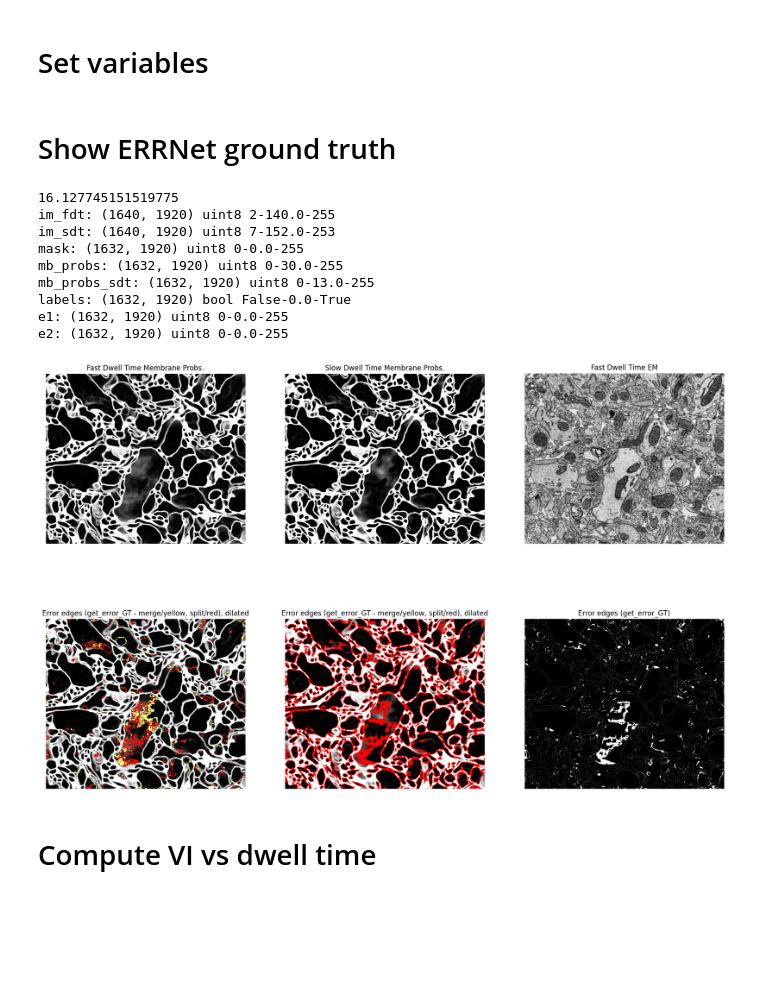
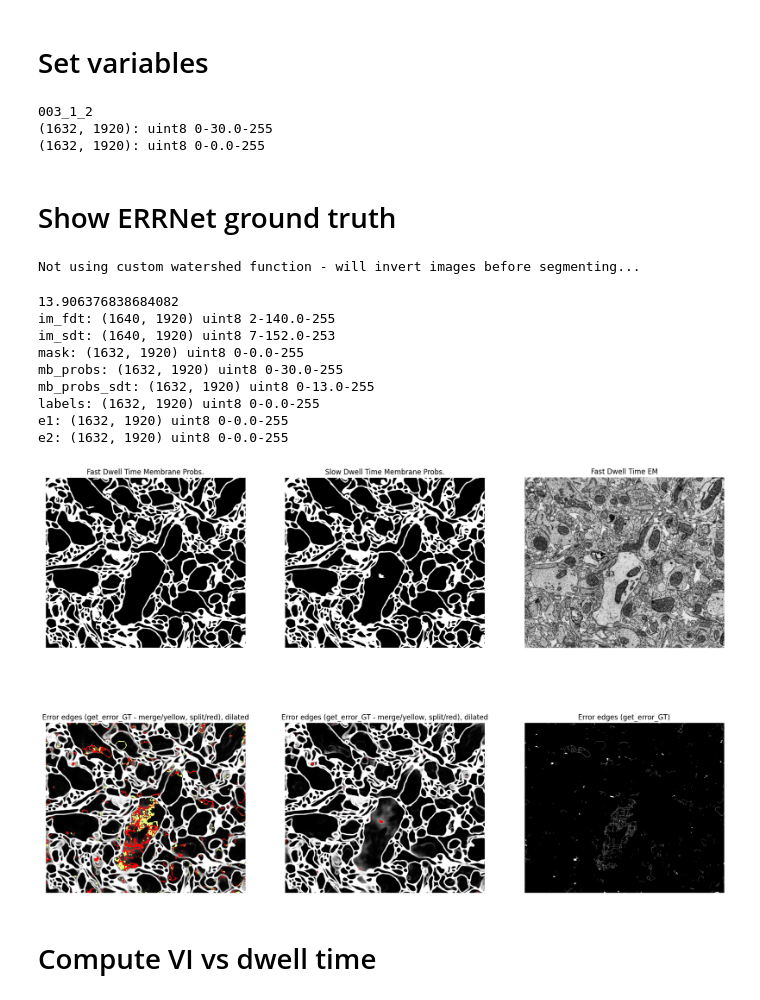
Before and after one commit to cfpark00/SmartEM, a Jupyter notebook: smartem/segmentation/errnet_example.ipynb, the cells around one changed output. Saved outputs shown, nothing was run; the diff lists cells and outputs as text; code cells hidden in the pictures; blank space fills up the shorter version.

```diff
--- a/smartem/segmentation/errnet_example.ipynb
+++ b/smartem/segmentation/errnet_example.ipynb
@@ -21,16 +21,31 @@ import time
 mask_data_path = "/storage2/projects/smartEM/em-vis/smartem-data-test.hdf5"
 err_data_path = "/storage2/projects/smartEM/em-vis/smartem-data-test-errors.hdf5"
 base_dwt = 50
-device = torch.device("cuda:2")
+device = torch.device("cuda:3")
 
 model = UNet_offline.UNet(1,2)
 em2mb_path = '/home/tommy-local/projects/smartem/SmartEM/pretrained_models/em2mb_best.pth'
 errnet_path = '/home/tommy-local/projects/smartem/SmartEM/pretrained_models_errnet/unet_50_2.81e-02.pth'
+# %%
+with h5py.File(err_data_path, 'r') as f:
+    key = list(f.keys())[0]
+    print(key)
+    im = f[key]['50/im'][()]
+    mask = f[key]['50/mask'][()]
+
+    print(f"{im.shape}: {im.dtype} {np.amin(im)}-{np.median(im)}-{np.amax(im)}")
+    print(f"{mask.shape}: {mask.dtype} {np.amin(mask)}-{np.median(mask)}-{np.amax(mask)}")
+# %% [output]
+003_1_2
+(1632, 1920): uint8 0-30.0-255
+(1632, 1920): uint8 0-0.0-255
 # %% [markdown]
 # Show ERRNet ground truth
 # %%
-Iseg = segmenter.Segmenter(em2mb_path, device=device)
+Iseg = segmenter.Segmenter(em2mb_path, device=device, segmenter_function=measure.label)
 Iseg.set_model(model_class=model)
+# %% [output]
+Not using custom watershed function - will invert images before segmenting...
 # %%
 with h5py.File(mask_data_path, 'r') as h5:
     regs=h5.attrs["regs"]
@@ -45,12 +60,12 @@ with h5py.File(mask_data_path, 'r') as h5:
     mask = np.squeeze(mask)
     mask = (mask*255).astype(np.uint8)
 
-    _, mb_probs = Iseg.get_membranes(im, get_probs=True)
+    mb_mask, mb_probs = Iseg.get_membranes(im, get_probs=True)
     mb_probs = (mb_probs*255).astype(np.uint8)
     mb_probs_certainty = np.abs(77 - mb_probs)
     percentile = np.percentile(mb_probs_certainty.flatten(), 5)
 
-    _, mb_probs_sdt = Iseg.get_membranes(im_sdt, get_probs=True)
+    mb_mask_sdt, mb_probs_sdt = Iseg.get_membranes(im_sdt, get_probs=True)
     mb_probs_sdt = (mb_probs_sdt*255).astype(np.uint8)
 
     # Generate error mask
@@ -61,7 +76,7 @@ with h5py.File(mask_data_path, 'r') as h5:
     e1 = ((e1 > 0)*255).astype(np.uint8)
     e2 = ((e2 > 0)*255).astype(np.uint8)
 
-    labels = mb_probs_certainty < percentile
+    #labels = mb_probs_certainty < percentile
     # e1 = labels
     # e2 = labels
 
@@ -77,7 +92,8 @@ with h5py.File(mask_data_path, 'r') as h5:
     print(f"e2: {e2.shape} {e2.dtype} {np.amin(e2)}-{np.median(e2)}-{np.amax(e2)}")
 
 
-
+xor = np.logical_xor(mb_mask, mb_mask_sdt)
+xor_masked = np.ma.masked_where(xor == 0, xor)
 labels_dilated = ndi.binary_dilation(labels, iterations=8)
 labels_masked = np.ma.masked_where(labels_dilated == 0, labels_dilated)
 e1_dilated = ndi.binary_dilation(e1, iterations=8)
@@ -86,44 +102,44 @@ e2_dilated = ndi.binary_dilation(e2, iterations=8)
 e2_masked = np.ma.masked_where(e2_dilated == 0, e2_dilated)
 
 f, axs = plt.subplots(nrows=2, ncols=3)
-axs[0,0].imshow(mb_probs, cmap='gray')
+axs[0,0].imshow(mb_mask, cmap='gray')
 axs[0,0].set_title("Fast Dwell Time Membrane Probs.")
 axs[1,0].imshow(mb_probs, cmap='gray')
 #axs[1,0].imshow(labels_masked, cmap='autumn')
 axs[1,0].imshow(e1_masked, cmap='Wistia')
 axs[1,0].imshow(e2_masked, cmap='autumn')
 axs[1,0].set_title("Error edges (get_error_GT - merge/yellow, split/red), dilated")
 
-axs[0,1].imshow(mb_probs_sdt, cmap='gray')
+axs[0,1].imshow(mb_mask_sdt, cmap='gray')
 axs[0,1].set_title("Slow Dwell Time Membrane Probs.")
 axs[1,1].imshow(mb_probs_sdt, cmap='gray')
 axs[1,1].set_title("Error edges (get_error_GT - merge/yellow, split/red), dilated")
-axs[1,1].imshow(labels_masked, cmap='autumn')
+axs[1,1].imshow(xor_masked, cmap='autumn')
 #axs[1,1].imshow(e1_masked, cmap='Wistia')
 #axs[1,1].imshow(e2_masked, cmap='autumn')
 
 axs[0,2].imshow(im, cmap='gray')
 axs[0,2].set_title("Fast Dwell Time EM")
 axs[1,2].imshow(labels, cmap='gray')
 axs[1,2].set_title("Error edges (get_error_GT)")
 
 
 for ax in axs.flatten():
     ax.axis("off")
 
 f.set_figheight(14)
 f.set_figwidth(21)
 # %% [output]
-16.127745151519775
+13.906376838684082
 im_fdt: (1640, 1920) uint8 2-140.0-255
 im_sdt: (1640, 1920) uint8 7-152.0-253
 mask: (1632, 1920) uint8 0-0.0-255
 mb_probs: (1632, 1920) uint8 0-30.0-255
 mb_probs_sdt: (1632, 1920) uint8 0-13.0-255
-labels: (1632, 1920) bool False-0.0-True
+labels: (1632, 1920) uint8 0-0.0-255
 e1: (1632, 1920) uint8 0-0.0-255
 e2: (1632, 1920) uint8 0-0.0-255
-[figure, old version]
+[figure, new version]
 # %% [markdown]
 # Compute VI vs dwell time
 # %%
```
Also changed, not shown: 4 other files.
